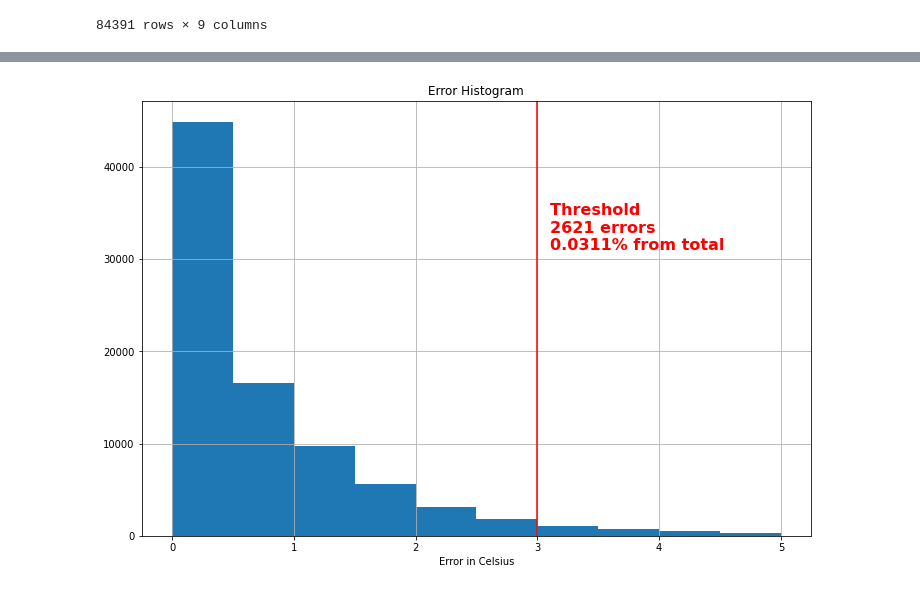
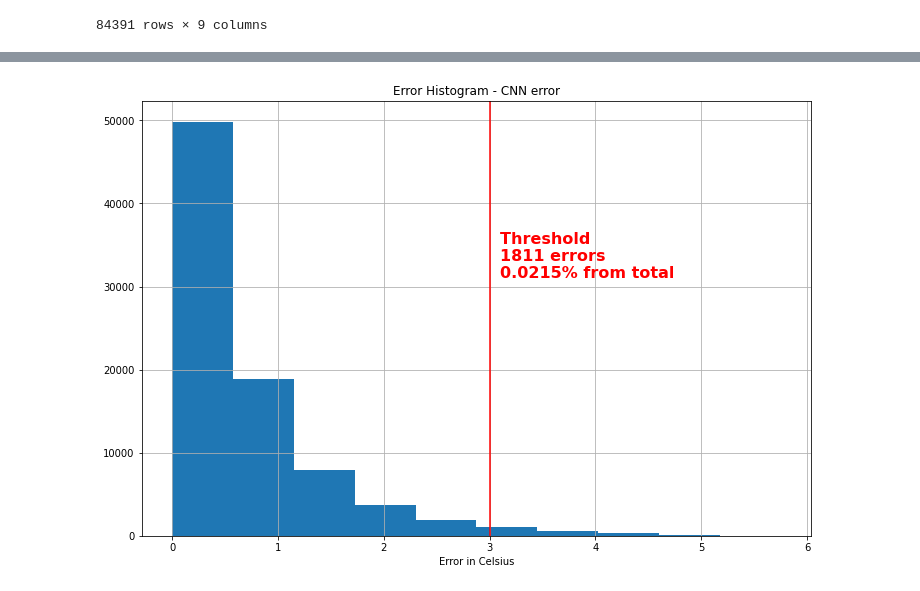
Before and after one commit to garaujo94/msc_postprocessing_weather, a Jupyter notebook: notebooks/EDA.ipynb, the cells around one changed output, grey strips where cells are left out. Cells and saved outputs as stored; diff of their text form; code cells hidden in the pictures.

```diff
--- a/notebooks/EDA.ipynb
+++ b/notebooks/EDA.ipynb
@@ -111,22 +93,25 @@ plt.show()
 # %%
 cnn['gridpp_error'] = np.sqrt((cnn['label'] - cnn['gridpp'])**2)
 # %%
-font = {
-    'color': 'red',
-    'weight': 'bold',
-    'size': 16,
-}
+def plot_error_hist(df, column, title):
+    font = {
+        'color': 'red',
+        'weight': 'bold',
+        'size': 16,
+    }
 
-gt3qty = cnn[cnn.gridpp_error > 3].shape[0]
-gt3p = gt3qty/cnn.shape[0]
+    gt3qty = df[df[column] > 3].shape[0]
+    gt3p = gt3qty/df.shape[0]
 
-plt.figure(figsize=(12,8))
-plt.hist(cnn.gridpp_error)
-plt.axvline(3, color='red')
-plt.grid()
-plt.title('Error Histogram - CNN')
-plt.xlabel('Error in Celsius')
-plt.text(3.1, 31000, f'Threshold \n{gt3qty} errors\n{round(gt3p,4)}% from total', fontdict=font)
-plt.show()
+    plt.figure(figsize=(12,8))
+    plt.hist(df[column])
+    plt.axvline(3, color='red')
+    plt.grid()
+    plt.title(f'Error Histogram - {title}')
+    plt.xlabel('Error in Celsius')
+    plt.text(3.1, 31000, f'Threshold \n{gt3qty} errors\n{round(gt3p,4)}% from total', fontdict=font)
+    plt.show()
-# %% [output]
-[figure, removed]
+# %%
+plot_error_hist(cnn, 'error', 'CNN error')
+# %% [output]
+[figure, added]
```
Also changed, not shown: parts of 7 cells of this notebook, 2 other files.
